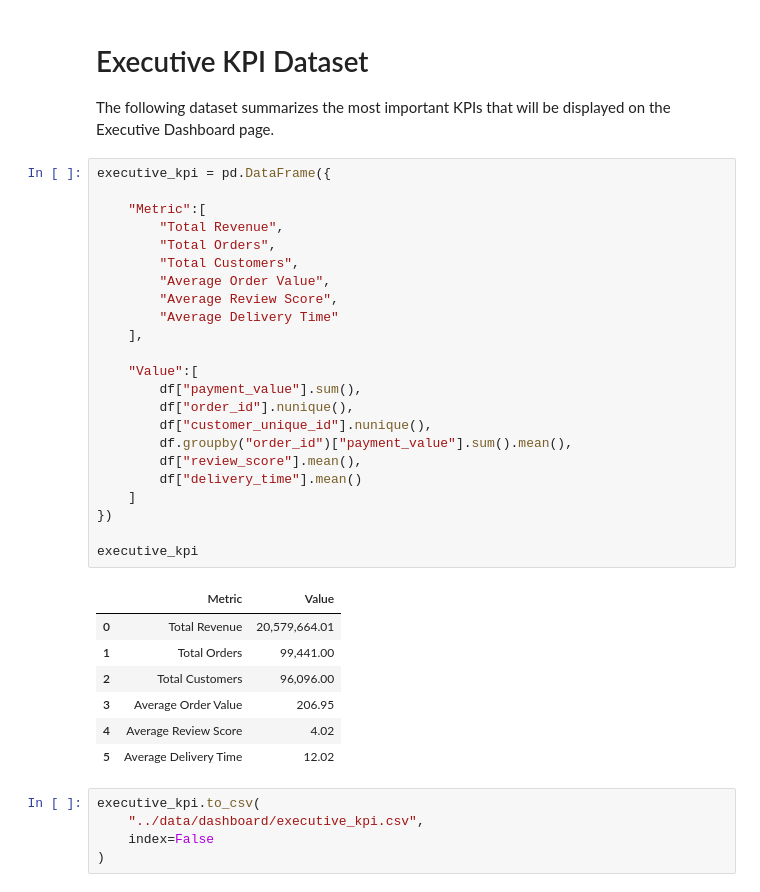
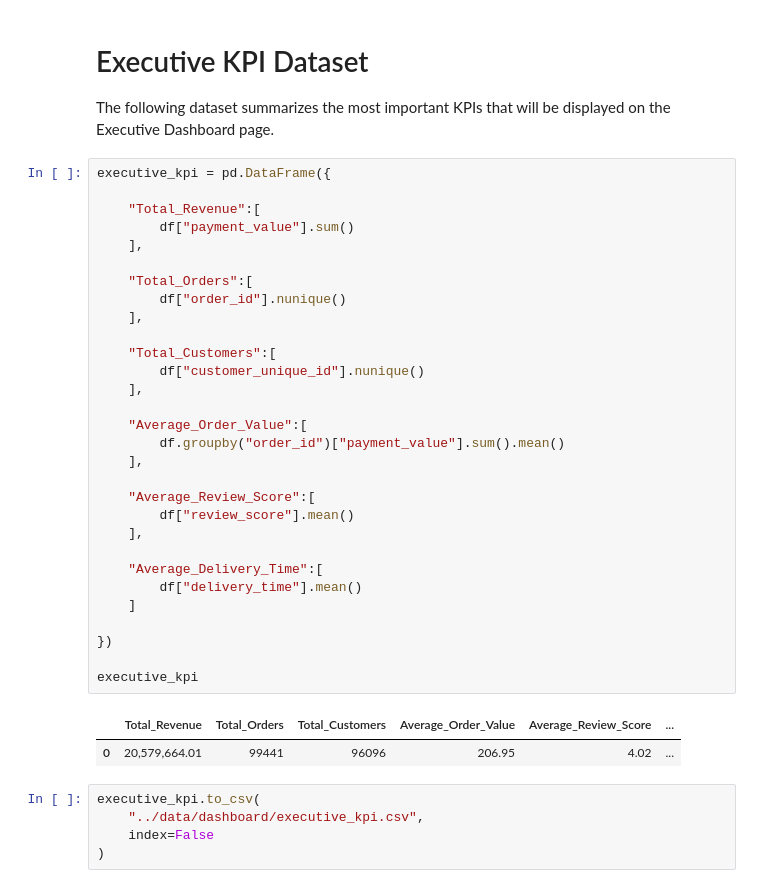
Before and after one commit to CepinMarsal/E-commerce_BusinessAnalysis, a Jupyter notebook: notebooks/03_dashboard_dataset.ipynb, the cells around one changed output. Drawn from its saved outputs; the diff is of its cells as text.

```diff
--- a/notebooks/03_dashboard_dataset.ipynb
+++ b/notebooks/03_dashboard_dataset.ipynb
@@ -90,34 +90,36 @@ The following dataset summarizes the most important KPIs that will be displayed
 # %%
 executive_kpi = pd.DataFrame({
 
-    "Metric":[
-        "Total Revenue",
-        "Total Orders",
-        "Total Customers",
-        "Average Order Value",
-        "Average Review Score",
-        "Average Delivery Time"
+    "Total_Revenue":[
+        df["payment_value"].sum()
     ],
 
-    "Value":[
-        df["payment_value"].sum(),
-        df["order_id"].nunique(),
-        df["customer_unique_id"].nunique(),
-        df.groupby("order_id")["payment_value"].sum().mean(),
-        df["review_score"].mean(),
+    "Total_Orders":[
+        df["order_id"].nunique()
+    ],
+
+    "Total_Customers":[
+        df["customer_unique_id"].nunique()
+    ],
+
+    "Average_Order_Value":[
+        df.groupby("order_id")["payment_value"].sum().mean()
+    ],
+
+    "Average_Review_Score":[
+        df["review_score"].mean()
+    ],
+
+    "Average_Delivery_Time":[
         df["delivery_time"].mean()
     ]
+
 })
 
 executive_kpi
 # %% [output]
-|  | Metric | Value |
-| 0 | Total Revenue | 20,579,664.01 |
-| 1 | Total Orders | 99,441.00 |
-| 2 | Total Customers | 96,096.00 |
-| 3 | Average Order Value | 206.95 |
-| 4 | Average Review Score | 4.02 |
-| 5 | Average Delivery Time | 12.02 |
+|  | Total_Revenue | Total_Orders | Total_Customers | Average_Order_Value | Average_Review_Score | ... |
+| 0 | 20,579,664.01 | 99441 | 96096 | 206.95 | 4.02 | ... |
 # %%
 executive_kpi.to_csv(
     "../data/dashboard/executive_kpi.csv",
```
Also changed, not shown: 2 other files.
